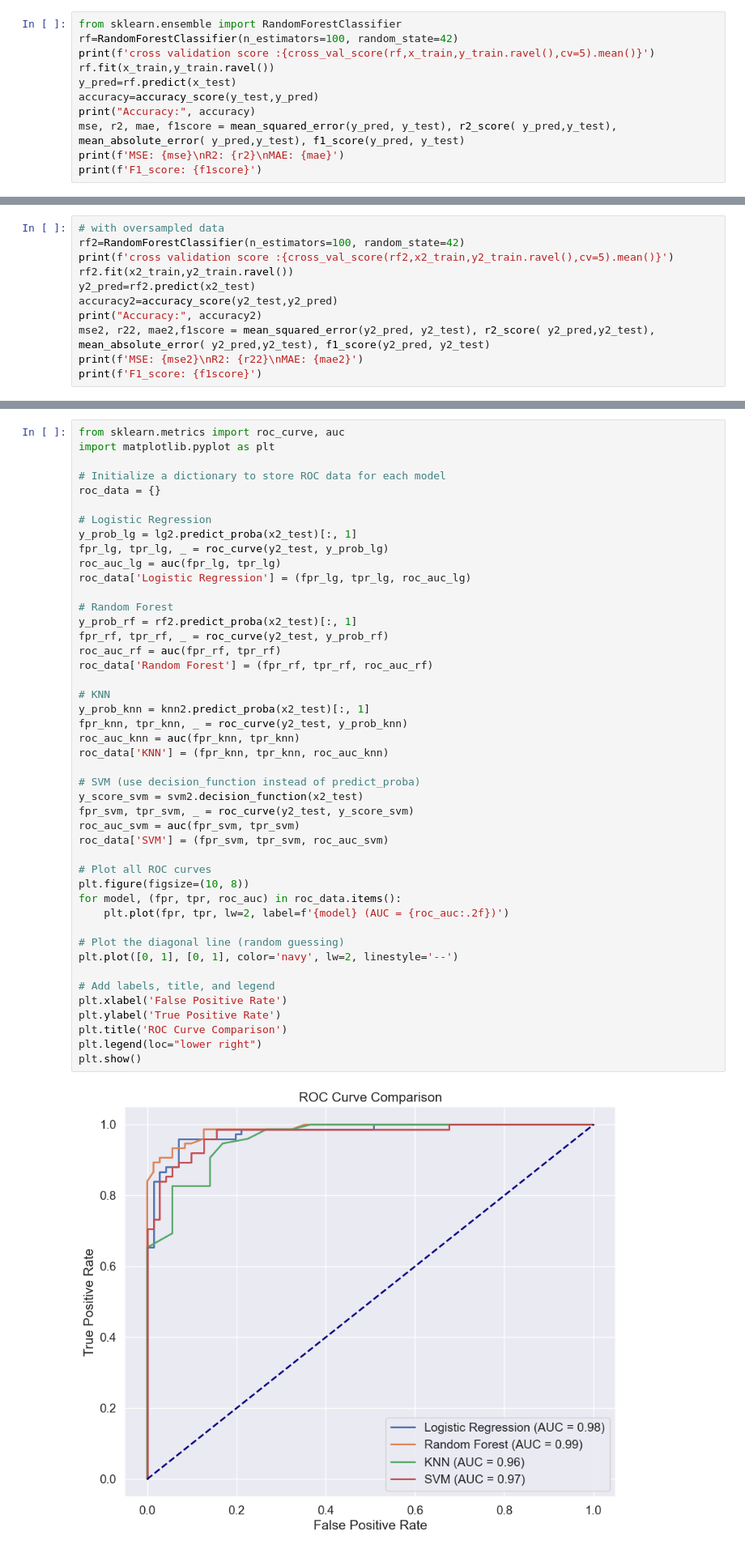
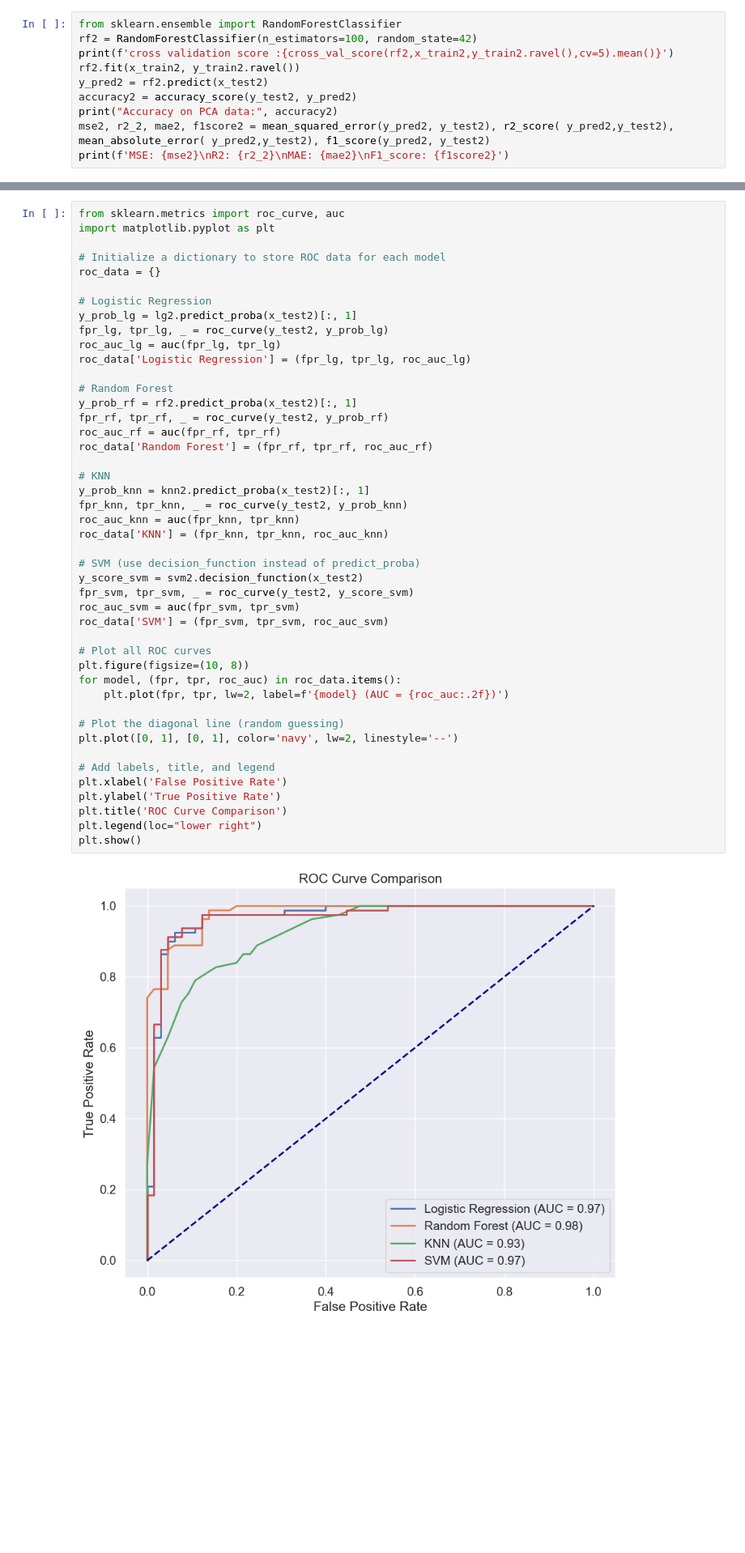
Before and after one commit to andolsitayssir/pcos-prediction, a Jupyter notebook: Project_one/pcos_without_infertility.ipynb, the cells around one changed output, grey strips where cells are left out. Shown at 81% size. Drawn from its saved outputs; the diff is of its cells as text; blank space fills up the shorter version.

```diff
--- a/Project_one/pcos_without_infertility.ipynb
+++ b/Project_one/pcos_without_infertility.ipynb
@@ -556,13 +516,12 @@ F1_score: 0.9333333333333333
 #### Random forest
 # %%
 from sklearn.ensemble import RandomForestClassifier
-rf=RandomForestClassifier(n_estimators=100, random_state=42)
-print(f'cross validation score :{cross_val_score(rf,x_train,y_train.ravel(),cv=5).mean()}')
-rf.fit(x_train,y_train.ravel())
-y_pred=rf.predict(x_test)
-accuracy=accuracy_score(y_test,y_pred)
-print("Accuracy:", accuracy)
-mse, r2, mae, f1score = mean_squared_error(y_pred, y_test), r2_score( y_pred,y_test), mean_absolute_error( y_pred,y_test), f1_score(y_pred, y_test)
-print(f'MSE: {mse}\nR2: {r2}\nMAE: {mae}')
-print(f'F1_score: {f1score}')
+rf2 = RandomForestClassifier(n_estimators=100, random_state=42)
+print(f'cross validation score :{cross_val_score(rf2,x_train2,y_train2.ravel(),cv=5).mean()}')
+rf2.fit(x_train2, y_train2.ravel())
+y_pred2 = rf2.predict(x_test2)
+accuracy2 = accuracy_score(y_test2, y_pred2)
+print("Accuracy on PCA data:", accuracy2)
+mse2, r2_2, mae2, f1score2 = mean_squared_error(y_pred2, y_test2), r2_score( y_pred2,y_test2), mean_absolute_error( y_pred2,y_test2), f1_score(y_pred2, y_test2)
+print(f'MSE: {mse2}\nR2: {r2_2}\nMAE: {mae2}\nF1_score: {f1score2}')
 # %% [output]
@@ -575,11 +533,0 @@ F1_score: 0.7868852459016393
-# %%
-# with oversampled data
-rf2=RandomForestClassifier(n_estimators=100, random_state=42)
-print(f'cross validation score :{cross_val_score(rf2,x2_train,y2_train.ravel(),cv=5).mean()}')
-rf2.fit(x2_train,y2_train.ravel())
-y2_pred=rf2.predict(x2_test)
-accuracy2=accuracy_score(y2_test,y2_pred)
-print("Accuracy:", accuracy2)
-mse2, r22, mae2,f1score = mean_squared_error(y2_pred, y2_test), r2_score( y2_pred,y2_test), mean_absolute_error( y2_pred,y2_test), f1_score(y2_pred, y2_test)
-print(f'MSE: {mse2}\nR2: {r22}\nMAE: {mae2}')
-print(f'F1_score: {f1score}')
@@ -624,42 +563,42 @@ import matplotlib.pyplot as plt
 roc_data = {}
 
 # Logistic Regression
-y_prob_lg = lg2.predict_proba(x2_test)[:, 1]
-fpr_lg, tpr_lg, _ = roc_curve(y2_test, y_prob_lg)
+y_prob_lg = lg2.predict_proba(x_test2)[:, 1]
+fpr_lg, tpr_lg, _ = roc_curve(y_test2, y_prob_lg)
 roc_auc_lg = auc(fpr_lg, tpr_lg)
 roc_data['Logistic Regression'] = (fpr_lg, tpr_lg, roc_auc_lg)
 
 # Random Forest
-y_prob_rf = rf2.predict_proba(x2_test)[:, 1]
-fpr_rf, tpr_rf, _ = roc_curve(y2_test, y_prob_rf)
+y_prob_rf = rf2.predict_proba(x_test2)[:, 1]
+fpr_rf, tpr_rf, _ = roc_curve(y_test2, y_prob_rf)
 roc_auc_rf = auc(fpr_rf, tpr_rf)
 roc_data['Random Forest'] = (fpr_rf, tpr_rf, roc_auc_rf)
 
 # KNN
-y_prob_knn = knn2.predict_proba(x2_test)[:, 1]
-fpr_knn, tpr_knn, _ = roc_curve(y2_test, y_prob_knn)
+y_prob_knn = knn2.predict_proba(x_test2)[:, 1]
+fpr_knn, tpr_knn, _ = roc_curve(y_test2, y_prob_knn)
 roc_auc_knn = auc(fpr_knn, tpr_knn)
 roc_data['KNN'] = (fpr_knn, tpr_knn, roc_auc_knn)
 
 # SVM (use decision_function instead of predict_proba)
-y_score_svm = svm2.decision_function(x2_test)
-fpr_svm, tpr_svm, _ = roc_curve(y2_test, y_score_svm)
+y_score_svm = svm2.decision_function(x_test2)
+fpr_svm, tpr_svm, _ = roc_curve(y_test2, y_score_svm)
 roc_auc_svm = auc(fpr_svm, tpr_svm)
 roc_data['SVM'] = (fpr_svm, tpr_svm, roc_auc_svm)
 
 # Plot all ROC curves
 plt.figure(figsize=(10, 8))
 for model, (fpr, tpr, roc_auc) in roc_data.items():
     plt.plot(fpr, tpr, lw=2, label=f'{model} (AUC = {roc_auc:.2f})')
 
 # Plot the diagonal line (random guessing)
 plt.plot([0, 1], [0, 1], color='navy', lw=2, linestyle='--')
 
 # Add labels, title, and legend
 plt.xlabel('False Positive Rate')
 plt.ylabel('True Positive Rate')
 plt.title('ROC Curve Comparison')
 plt.legend(loc="lower right")
 plt.show()
 # %% [output]
-[figure, old version]
+[figure, new version]
```
Also changed, not shown: parts of 24 cells of this notebook.
